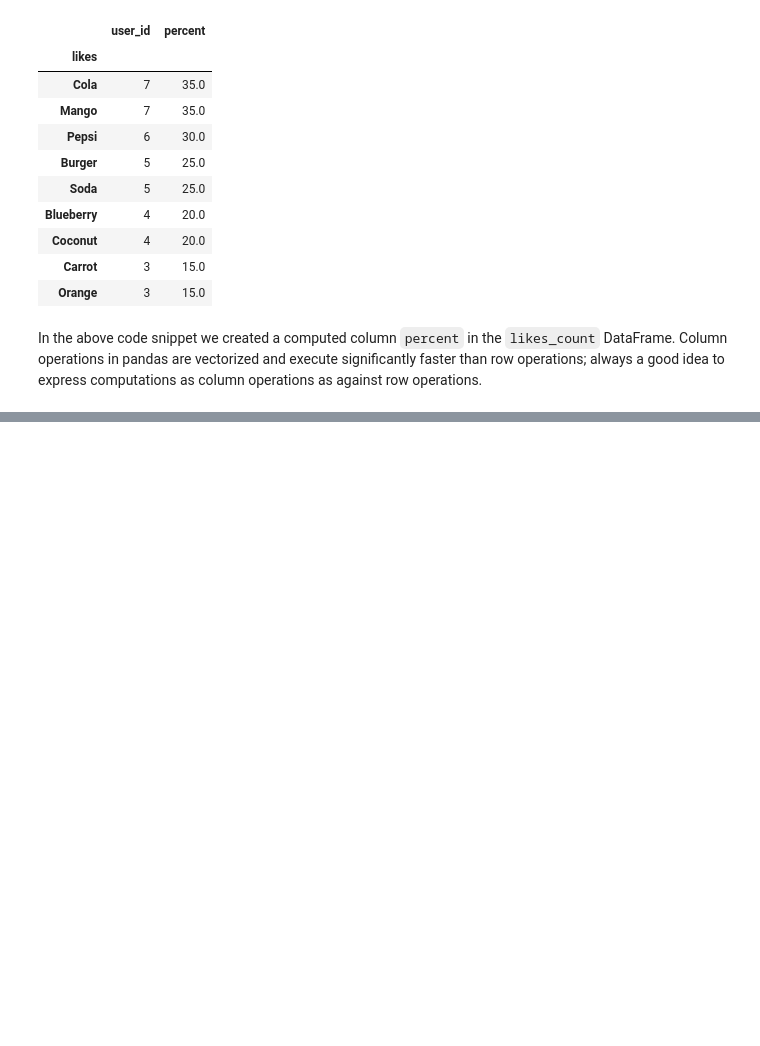
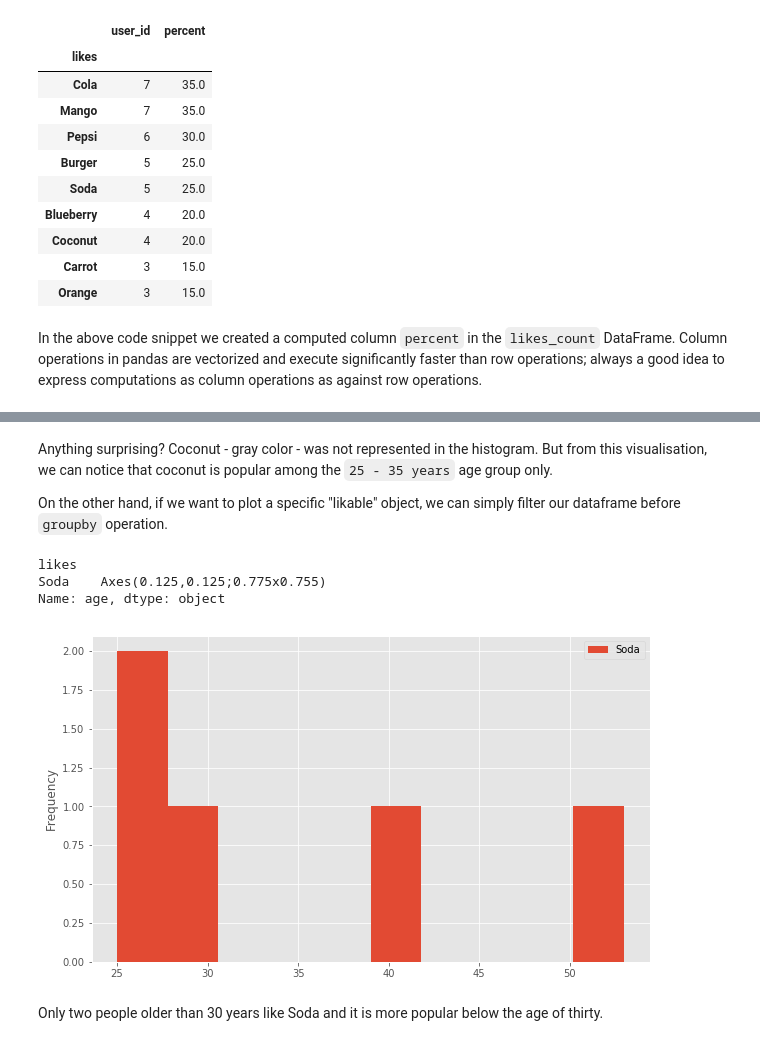
Before and after one commit to dragomirradev/python-data-analysis, a Jupyter notebook: 1-Working-with-relational-data-using-Pandas.ipynb, the cells around one changed output, grey strips where cells are left out. Cells and saved outputs as stored; diff of their text form; code cells hidden in the pictures; blank space fills up the shorter version.

```diff
--- a/1-Working-with-relational-data-using-Pandas.ipynb
+++ b/1-Working-with-relational-data-using-Pandas.ipynb
@@ -469,0 +520,14 @@ In the above code snippet we created a computed column `percent` in the `likes_c
+# %% [markdown]
+Anything surprising? Coconut - gray color - was not represented in the histogram. But from this visualisation, we can notice that coconut is popular among the `25 - 35 years` age group only.
+
+On the other hand, if we want to plot a specific "likable" object, we can simply filter our dataframe before `groupby` operation.
+# %%
+# Age distribution only of people who like Soda
+users_likes_join[users_likes_join['likes'] == 'Soda'].groupby('likes').age.plot(kind='hist', legend=True, figsize=(10, 6))
+# %% [output]
+likes
+Soda    Axes(0.125,0.125;0.775x0.755)
+Name: age, dtype: object
+[figure, added]
+# %% [markdown]
+Only two people older than 30 years like Soda and it is more popular below the age of thirty.
```
Also changed, not shown: parts of 5 cells of this notebook, 1 other file.
